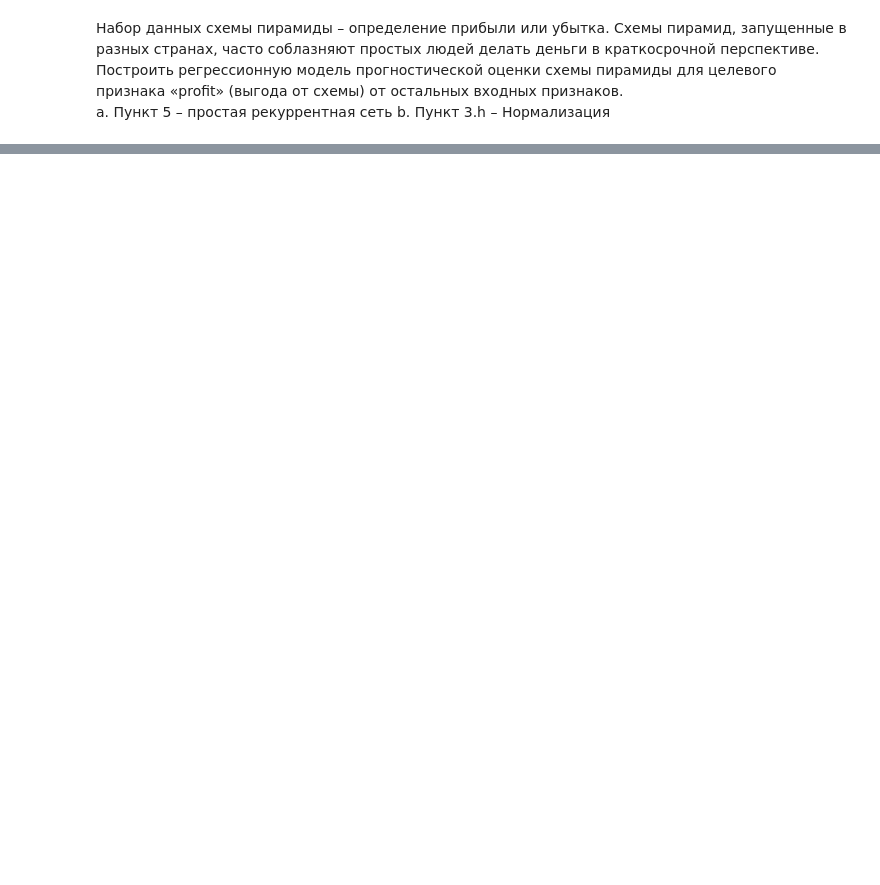
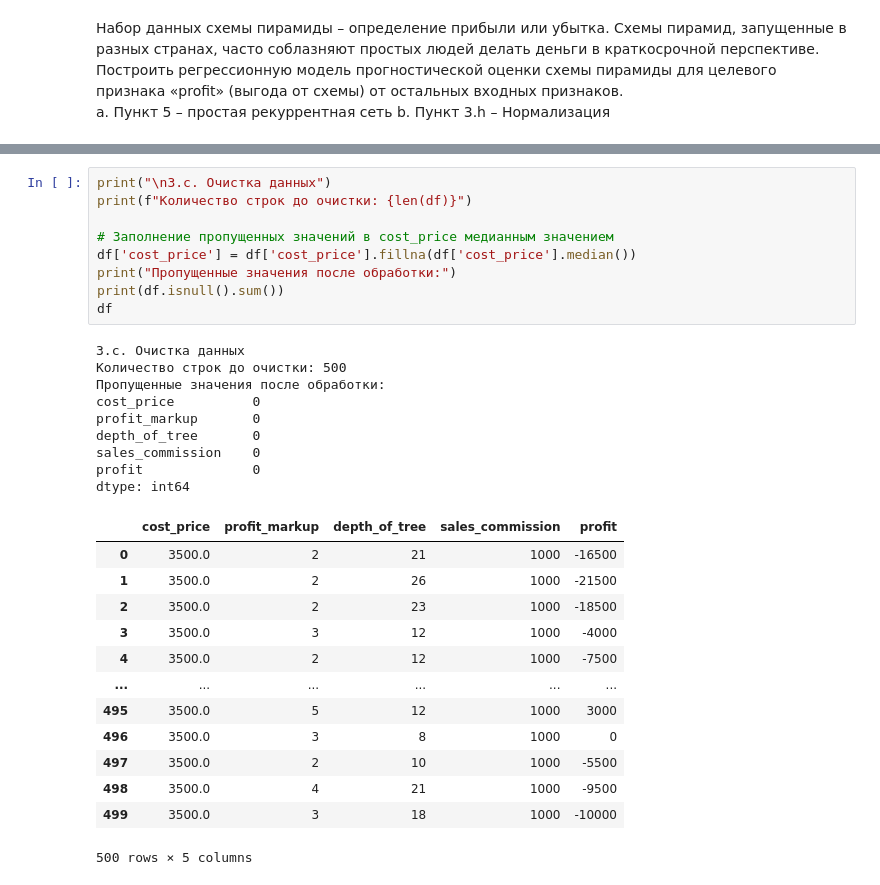
Before and after one commit to CopypastCore/IAD, a Jupyter notebook: determination_of_profit&loss.ipynb, the cells around one changed output, grey strips where cells are left out. Cells and saved outputs as stored; diff of their text form; blank space fills up the shorter version.

```diff
--- a/determination_of_profit&loss.ipynb
+++ b/determination_of_profit&loss.ipynb
@@ -24,0 +85,32 @@ ParserError: Error tokenizing data. C error: Expected 1 fields in line 38, saw 2
+# %%
+print("\n3.c. Очистка данных")
+print(f"Количество строк до очистки: {len(df)}")
+
+# Заполнение пропущенных значений в cost_price медианным значением
+df['cost_price'] = df['cost_price'].fillna(df['cost_price'].median())
+print("Пропущенные значения после обработки:")
+print(df.isnull().sum())
+df
+# %% [output]
+3.c. Очистка данных
+Количество строк до очистки: 500
+Пропущенные значения после обработки:
+cost_price          0
+profit_markup       0
+depth_of_tree       0
+sales_commission    0
+profit              0
+dtype: int64
+|  | cost_price | profit_markup | depth_of_tree | sales_commission | profit |
+| 0 | 3500.0 | 2 | 21 | 1000 | -16500 |
+| 1 | 3500.0 | 2 | 26 | 1000 | -21500 |
+| 2 | 3500.0 | 2 | 23 | 1000 | -18500 |
+| 3 | 3500.0 | 3 | 12 | 1000 | -4000 |
+| 4 | 3500.0 | 2 | 12 | 1000 | -7500 |
+| ... | ... | ... | ... | ... | ... |
+| 495 | 3500.0 | 5 | 12 | 1000 | 3000 |
+| 496 | 3500.0 | 3 | 8 | 1000 | 0 |
+| 497 | 3500.0 | 2 | 10 | 1000 | -5500 |
+| 498 | 3500.0 | 4 | 21 | 1000 | -9500 |
+| 499 | 3500.0 | 3 | 18 | 1000 | -10000 |
+500 rows × 5 columns
```
Also changed, not shown: parts of 14 cells of this notebook.
